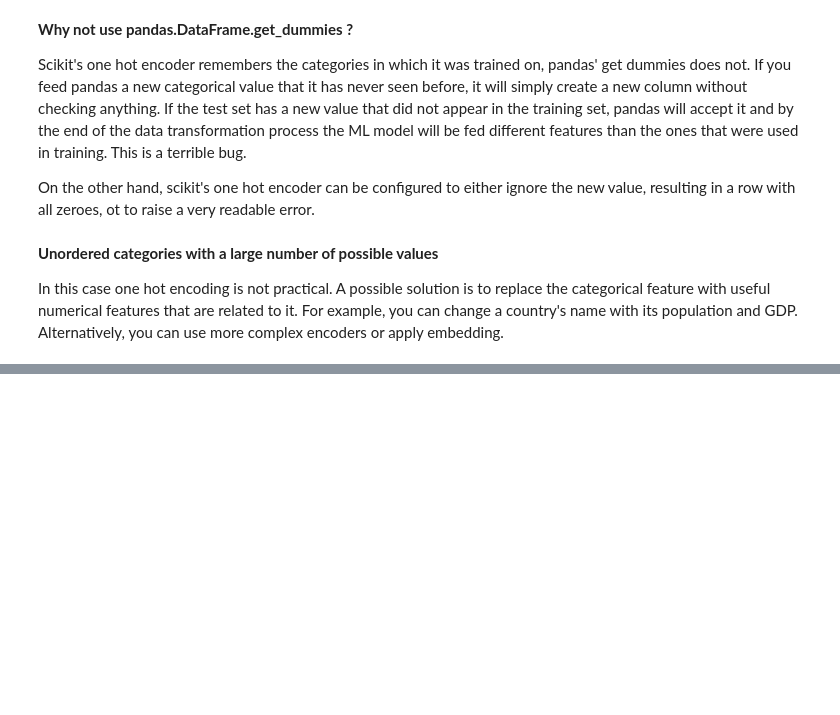
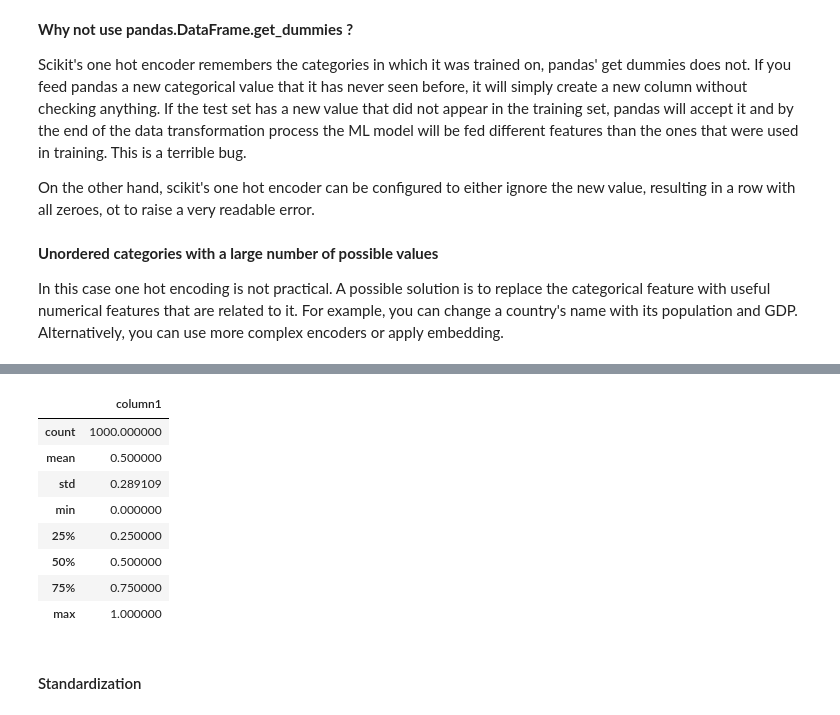
Before and after one commit to perezsergio/geron-hanodsonML, a Jupyter notebook: chapter2/notes.ipynb, the cells around one changed output, grey strips where cells are left out. Saved outputs shown, nothing was run; the diff lists cells and outputs as text; code cells hidden in the pictures; blank space fills up the shorter version.

```diff
--- a/chapter2/notes.ipynb
+++ b/chapter2/notes.ipynb
@@ -518,0 +545,24 @@ In this case one hot encoding is not practical. A possible solution is to replac
+# %%
+from sklearn.preprocessing import MinMaxScaler
+
+df = pd.DataFrame({"column1": np.linspace(0, 100, 1000)})
+sk.set_config(transform_output="pandas")
+
+min_max_scaler = MinMaxScaler(
+    feature_range=(0, 1)
+)  # The most common strategy is to use feature_range = (0,1) or (-1,+1)
+df = min_max_scaler.fit_transform(df)
+
+df.describe()
+# %% [output]
+|  | column1 |
+| count | 1000.000000 |
+| mean | 0.500000 |
+| std | 0.289109 |
+| min | 0.000000 |
+| 25% | 0.250000 |
+| 50% | 0.500000 |
+| 75% | 0.750000 |
+| max | 1.000000 |
+# %% [markdown]
+#### Standardization
```
Also changed, not shown: parts of 19 cells of this notebook.
